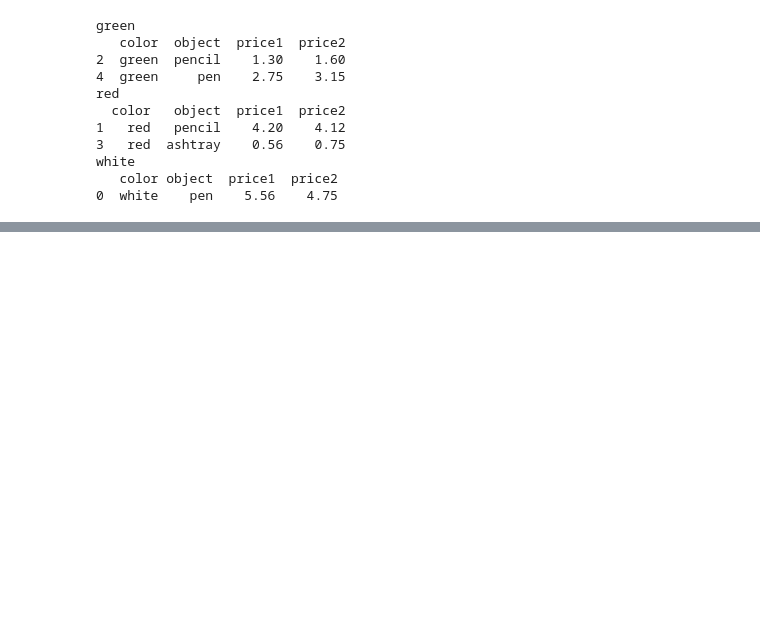
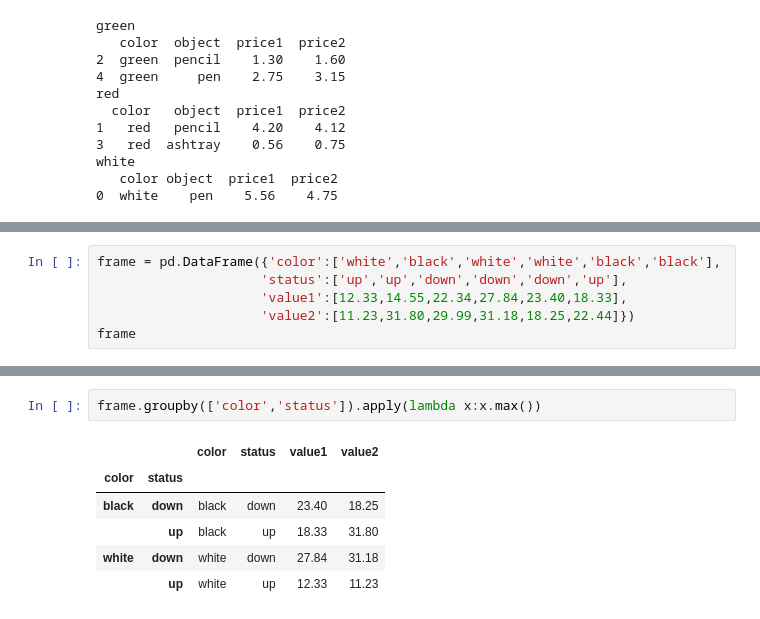
Before and after one commit to Afrochemist/OverviewNotes, a Jupyter notebook: Pandas-Numpy-Matplotlib.ipynb, the cells around one changed output, grey strips where cells are left out. Cells and saved outputs as stored; diff of their text form; blank space fills up the shorter version.

```diff
--- a/Pandas-Numpy-Matplotlib.ipynb
+++ b/Pandas-Numpy-Matplotlib.ipynb
@@ -1710,0 +1805,6 @@ white
+# %%
+frame = pd.DataFrame({'color':['white','black','white','white','black','black'],
+                     'status':['up','up','down','down','down','up'],
+                     'value1':[12.33,14.55,22.34,27.84,23.40,18.33],
+                     'value2':[11.23,31.80,29.99,31.18,18.25,22.44]})
+frame
@@ -1710,0 +1819,9 @@ white
+# %%
+frame.groupby(['color','status']).apply(lambda x:x.max())
+# %% [output]
+|  |  | color | status | value1 | value2 |
+| color | status |  |  |  |  |
+| black | down | black | down | 23.40 | 18.25 |
+|  | up | black | up | 18.33 | 31.80 |
+| white | down | white | down | 27.84 | 31.18 |
+|  | up | white | up | 12.33 | 11.23 |
```
Also changed, not shown: parts of 32 cells of this notebook.
